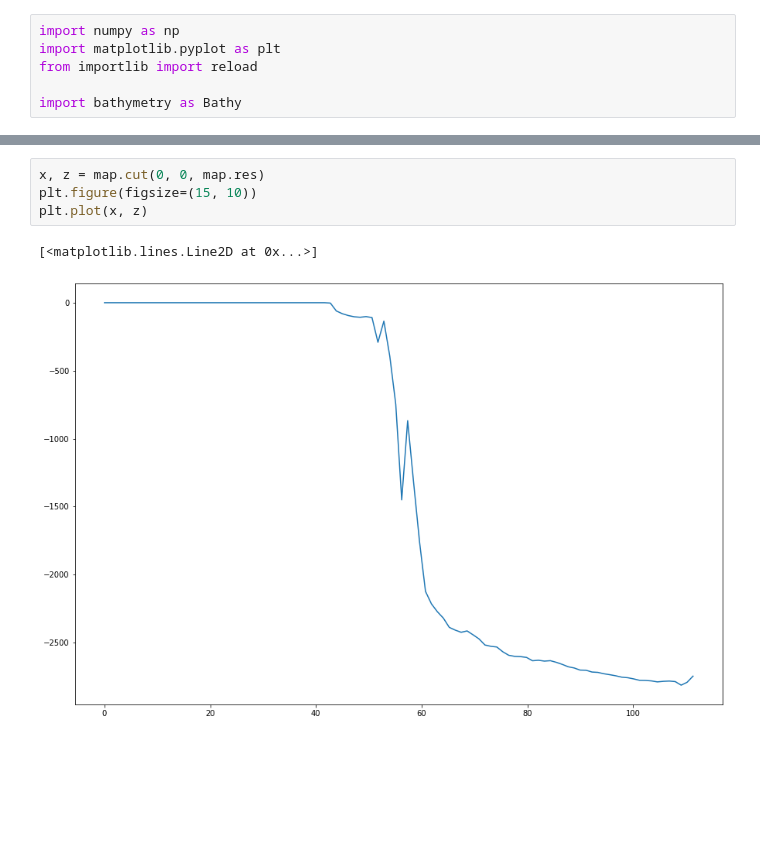
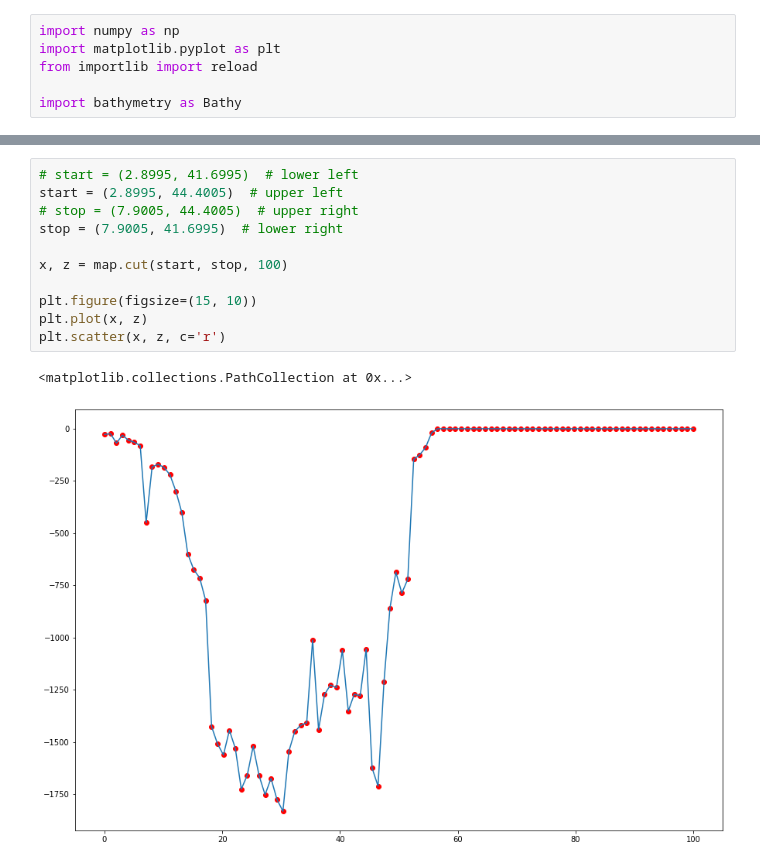
Before and after one commit to ahernot/ray-tracer, a Jupyter notebook: topography/bathymetry_tests.ipynb, the cells around one changed output, grey strips where cells are left out. Saved outputs shown, nothing was run; the diff lists cells and outputs as text; blank space fills up the shorter version.

```diff
--- a/topography/bathymetry_tests.ipynb
+++ b/topography/bathymetry_tests.ipynb
@@ -18,7 +46,14 @@ map with llcorner: [ 2.8995 41.6995] and urcorner: [ 7.9005 44.4005].
-# %%
-x, z = map.cut(0, 0, map.res)
-plt.figure(figsize=(15, 10))
-plt.plot(x, z)
-# %% [output]
-[<matplotlib.lines.Line2D at 0x...>]
-[figure, removed]
+# %%
+# start = (2.8995, 41.6995)  # lower left
+start = (2.8995, 44.4005)  # upper left
+# stop = (7.9005, 44.4005)  # upper right
+stop = (7.9005, 41.6995)  # lower right
+
+x, z = map.cut(start, stop, 100)
+
+plt.figure(figsize=(15, 10))
+plt.plot(x, z)
+plt.scatter(x, z, c='r')
+# %% [output]
+<matplotlib.collections.PathCollection at 0x...>
+[figure, added]
```
Also changed, not shown: parts of 4 cells of this notebook, 1 other file.
